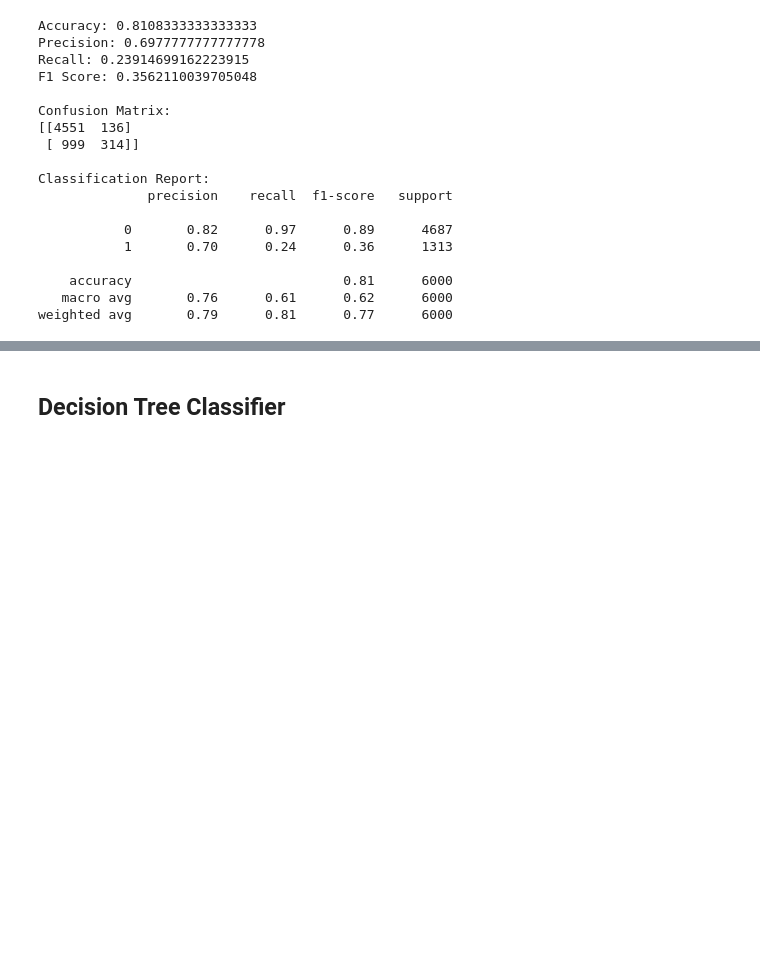
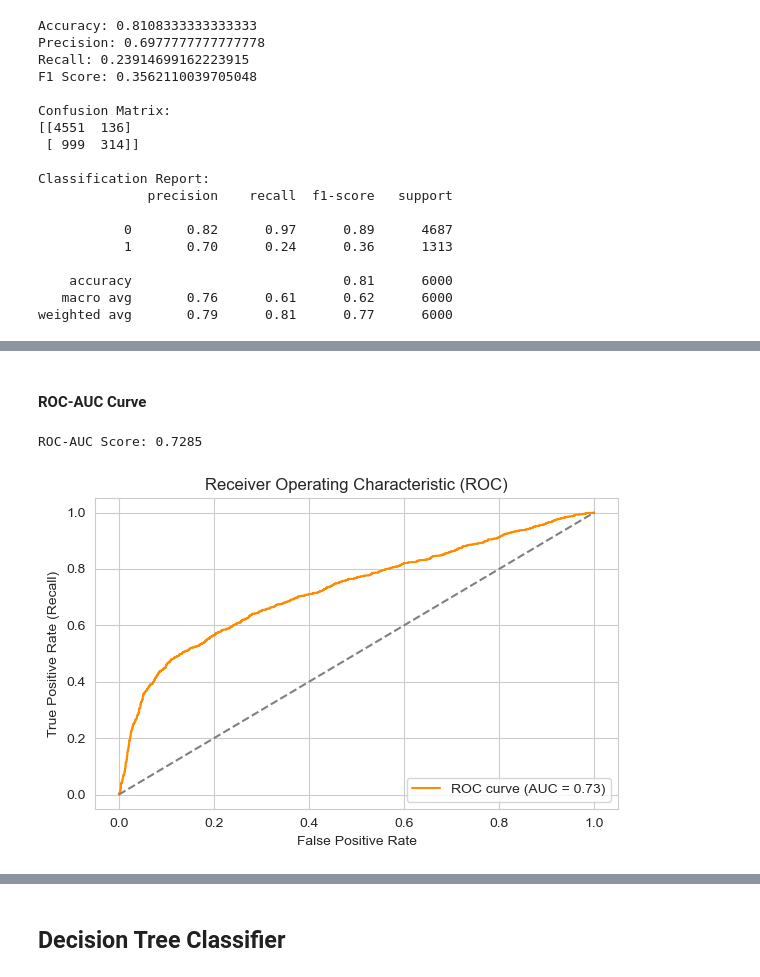
Before and after one commit to elochn/credit-card-default-prediction, a Jupyter notebook: Credit Card 💳 Default.ipynb, the cells around one changed output, grey strips where cells are left out. Cells and saved outputs as stored; diff of their text form; code cells hidden in the pictures; blank space fills up the shorter version.

```diff
--- a/Credit Card 💳 Default.ipynb
+++ b/Credit Card 💳 Default.ipynb
@@ -1226,0 +1263,34 @@ weighted avg       0.79      0.81      0.77      6000
+# %% [markdown]
+#### ROC-AUC Curve
+# %%
+from sklearn.metrics import roc_auc_score
+# Calculate the ROC-AUC score
+# 1. Obtain the probabilities for the positive class
+y_proba = clf.predict_proba(X_test)[:, 1]
+
+# 2. ROC-AUC score
+roc_auc = roc_auc_score(y_test, y_proba)
+print(f"ROC-AUC Score: {roc_auc:.4f}")
+
+# 3. Plot the ROC curve
+from sklearn.metrics import roc_curve
+fpr, tpr, thresholds = roc_curve(y_test, y_proba)
+
+plt.figure(figsize=(6, 4))
+plt.plot(fpr, tpr, label=f"ROC curve (AUC = {roc_auc:.2f})", color="darkorange")
+plt.plot([0, 1], [0, 1], linestyle='--', color="gray")
+plt.xlabel("False Positive Rate")
+plt.ylabel("True Positive Rate (Recall)")
+plt.title("Receiver Operating Characteristic (ROC)")
+plt.legend(loc="lower right")
+plt.grid(True)
+plt.tight_layout()
+plt.show()
+
+# 4. Custom thresholding
+# Adjust the threshold to control the trade-off between precision and recall
+threshold = 0.3
+y_pred_custom = (y_proba >= threshold).astype(int)
+# %% [output]
+ROC-AUC Score: 0.7285
+[figure, added]
```
Also changed, not shown: parts of 17 cells of this notebook, 1 other file.
